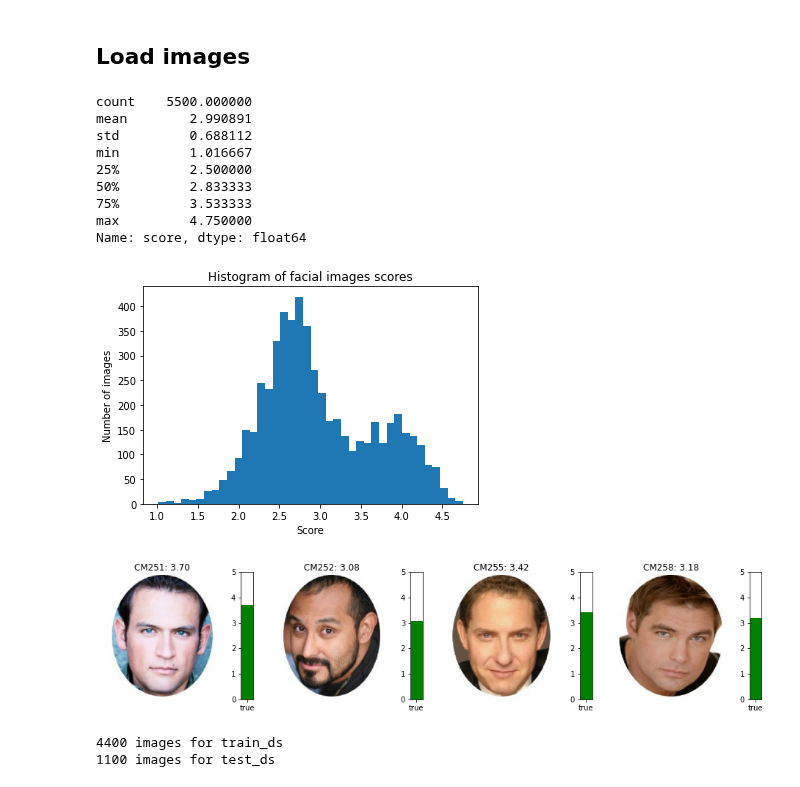
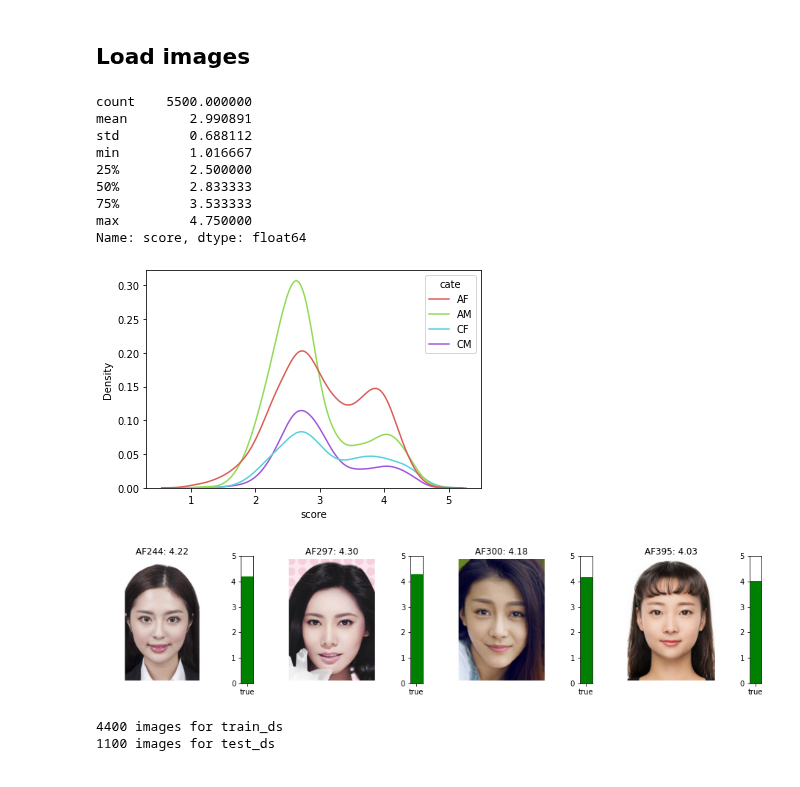
Before and after one commit to LapTQ/IT3910E_facial_beauty_pediction, a Jupyter notebook: facial_beauty_perception.ipynb, the cells around one changed output. Drawn from its saved outputs; the diff is of its cells as text; code cells hidden in the pictures.

```diff
--- a/facial_beauty_perception.ipynb
+++ b/facial_beauty_perception.ipynb
@@ -163,31 +163,28 @@ scores_dataframe = pd.read_csv(
 # %%
 #@title Show some statistics of the dataset
 
 print(scores_dataframe['score'].describe())
 
-scores_dataframe['group'] = scores_dataframe.apply(lambda row: row['file_name'][:2], axis=1)
-sns.kdeplot(data=scores_dataframe, x='score', hue='group', common_norm=True, palette="hls")
+scores_dataframe['cate'] = scores_dataframe.apply(lambda row: row['file_name'][:2], axis=1)
+sns.kdeplot(data=scores_dataframe, x='score', hue='cate', common_norm=True, palette="hls")
 plt.show()
 # %% [output]
 count    5500.000000
 mean        2.990891
 std         0.688112
 min         1.016667
 25%         2.500000
 50%         2.833333
 75%         3.533333
 max         4.750000
 Name: score, dtype: float64
-[figure, old version]
+[figure, new version]
 # %%
 # @title Show some images and their beauty score
-group = '3' #@param [1, 2, 3, 4]
+group = '4' #@param [1, 2, 3, 4]
 n =  4#@param {type:"integer"}
-shift =  5000#@param {type:"integer"}
-gender = 'Male' #@param ['Female', 'Male']
-
-group = int(group)
-gender = gender[0]
+shift =  124#@param {type:"integer"}
+cate = 'AF' #@param ['AF', 'AM', 'CF', 'CM']
 
 group = int(group)
 
@@ -197,8 +194,8 @@ num_rows = math.ceil(n / num_cols)
 plt.figure(figsize=(3.2*num_cols, 3*num_rows))
 spec = gridspec.GridSpec(ncols=2*num_cols, nrows=num_rows, width_ratios=[10, 1]*num_cols)
 while i < n and shift + j < 5500:
-    if shift + j < 5500 and group < scores_dataframe['score'][shift + j] < group + 1 and scores_dataframe['file_name'][shift + j][1] == gender:
-        img = image.load_img(img_dir_path + scores_dataframe['file_name'][shift + j], target_size=(224, 224))
+    if shift + j < 5500 and group < scores_dataframe['score'][shift + j] < group + 1 and scores_dataframe['cate'][shift + j] == cate:
+        img = image.load_img(img_dir_path + scores_dataframe['file_name'][shift + j])
         img = image.img_to_array(img, dtype=np.int32)
 
         true = scores_dataframe['score'][shift + j]
@@ -216,7 +213,7 @@ while i < n and shift + j < 5500:
 plt.tight_layout()
 plt.show()
 # %% [output]
-[figure, old version]
+[figure, new version]
 # %%
 #@title Choose test-size ratio
 test_size = 0.2 #@param {allow-input: true}
```
